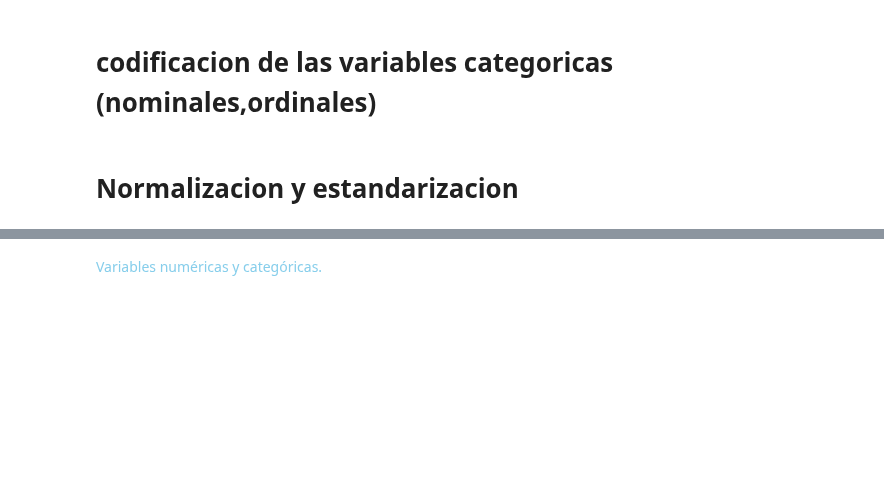
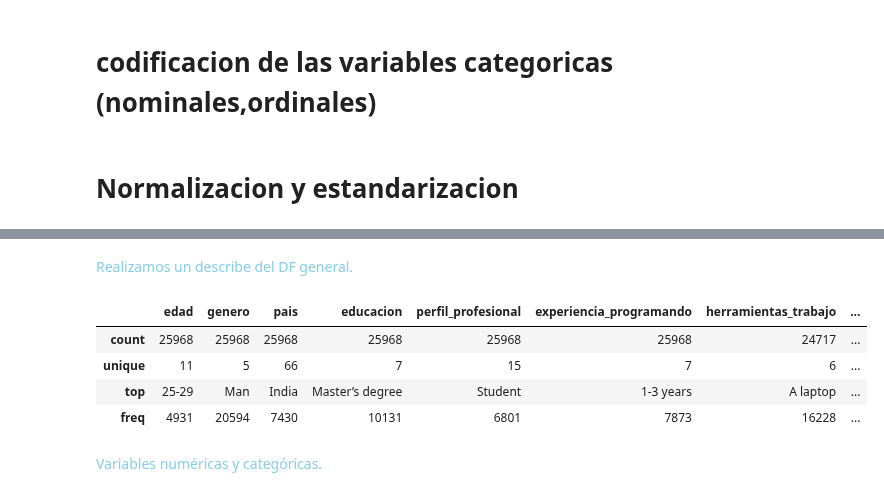
Before and after one commit to Adalab/project-da-promo-A-module-2-team-2, a Jupyter notebook: Proyecto 2- guarrillo copy 2.ipynb, the cells around one changed output, grey strips where cells are left out. Drawn from its saved outputs; the diff is of its cells as text; code cells hidden in the pictures; blank space fills up the shorter version.

```diff
--- a/Proyecto 2- guarrillo copy 2.ipynb
+++ b/Proyecto 2- guarrillo copy 2.ipynb
@@ -628,3 +610,14 @@ TypeError: estadisticos() missing 1 required positional argument: 'x'
+# %% [markdown]
+<font color='skyblue'> Realizamos un describe del DF general.
+# %%
+df_describe = df_new.describe(include='all')
+df_describe
+# %% [output]
+|  | edad | genero | pais | educacion | perfil_profesional | experiencia_programando | herramientas_trabajo | ... |
+| count | 25968 | 25968 | 25968 | 25968 | 25968 | 25968 | 24717 | ... |
+| unique | 11 | 5 | 66 | 7 | 15 | 7 | 6 | ... |
+| top | 25-29 | Man | India | Master’s degree | Student | 1-3 years | A laptop | ... |
+| freq | 4931 | 20594 | 7430 | 10131 | 6801 | 7873 | 16228 | ... |
 # %% [markdown]
 <font color ='skyblue'> Variables numéricas y categóricas.
 # %%
```
Also changed, not shown: parts of 12 cells of this notebook, 1 other file.
